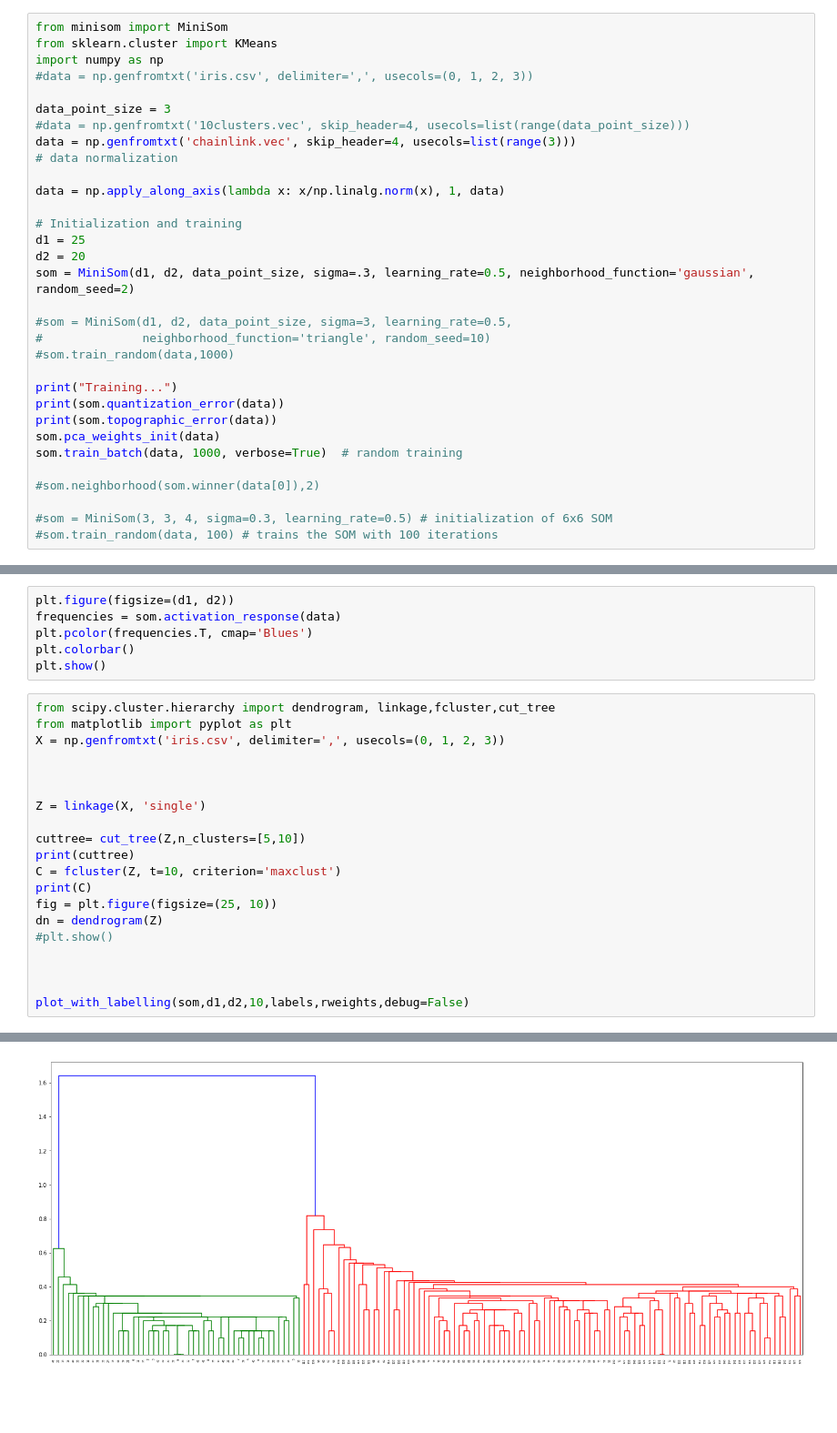
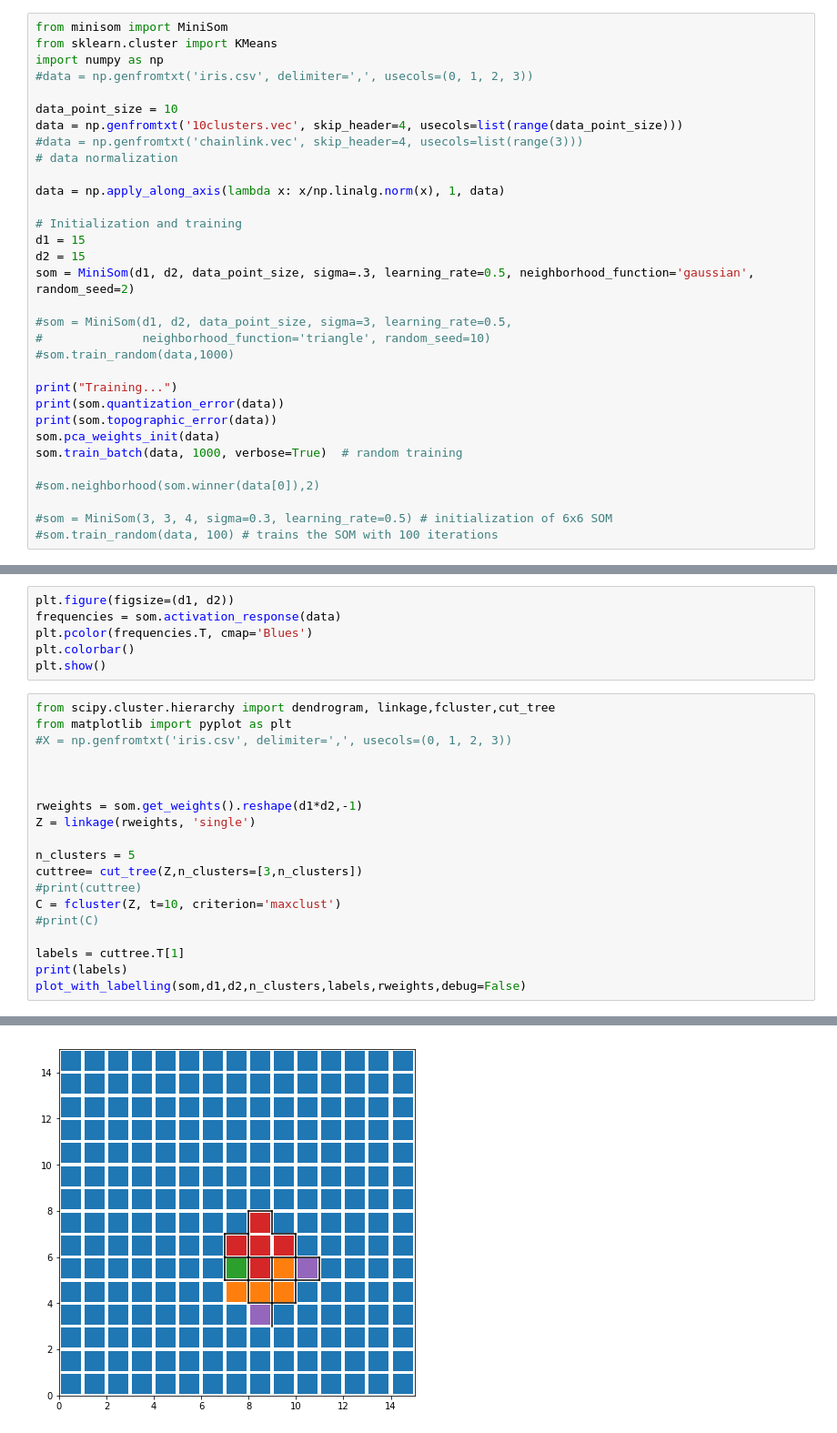
Before and after one commit to mikkelmilo/SOM-Clustering-Visualisations, a Jupyter notebook: milo.ipynb, the cells around one changed output, grey strips where cells are left out. Shown at 91% size. Saved outputs shown, nothing was run; the diff lists cells and outputs as text; blank space fills up the shorter version.

Commit message:
refactoring plotting to support a label coloring mapping

```diff
--- a/milo.ipynb
+++ b/milo.ipynb
@@ -4,16 +4,16 @@ from sklearn.cluster import KMeans
 import numpy as np
 #data = np.genfromtxt('iris.csv', delimiter=',', usecols=(0, 1, 2, 3))
 
-data_point_size = 3
-#data = np.genfromtxt('10clusters.vec', skip_header=4, usecols=list(range(data_point_size)))
-data = np.genfromtxt('chainlink.vec', skip_header=4, usecols=list(range(3)))
+data_point_size = 10
+data = np.genfromtxt('10clusters.vec', skip_header=4, usecols=list(range(data_point_size)))
+#data = np.genfromtxt('chainlink.vec', skip_header=4, usecols=list(range(3)))
 # data normalization
 
 data = np.apply_along_axis(lambda x: x/np.linalg.norm(x), 1, data)
 
 # Initialization and training
-d1 = 25
-d2 = 20
+d1 = 15
+d2 = 15
 som = MiniSom(d1, d2, data_point_size, sigma=.3, learning_rate=0.5, neighborhood_function='gaussian', random_seed=2)
 
 #som = MiniSom(d1, d2, data_point_size, sigma=3, learning_rate=0.5,
@@ -163,21 +163,20 @@ plt.show()
 # %%
 from scipy.cluster.hierarchy import dendrogram, linkage,fcluster,cut_tree
 from matplotlib import pyplot as plt
-X = np.genfromtxt('iris.csv', delimiter=',', usecols=(0, 1, 2, 3))
+#X = np.genfromtxt('iris.csv', delimiter=',', usecols=(0, 1, 2, 3))
 
 
 
-Z = linkage(X, 'single')
+rweights = som.get_weights().reshape(d1*d2,-1)
+Z = linkage(rweights, 'single')
 
-cuttree= cut_tree(Z,n_clusters=[5,10])
-print(cuttree)
+n_clusters = 5
+cuttree= cut_tree(Z,n_clusters=[3,n_clusters])
+#print(cuttree)
 C = fcluster(Z, t=10, criterion='maxclust')
-print(C)
-fig = plt.figure(figsize=(25, 10))
-dn = dendrogram(Z)
-#plt.show()
+#print(C)
 
-
-
-plot_with_labelling(som,d1,d2,10,labels,rweights,debug=False)
+labels = cuttree.T[1]
+print(labels)
+plot_with_labelling(som,d1,d2,n_clusters,labels,rweights,debug=False)
 # %% [output]
@@ -201 +190 @@ plot_with_labelling(som,d1,d2,10,labels,rweights,debug=False)
-[figure, old version]
+[figure, new version]
```
Also changed, not shown: parts of 2 cells of this notebook.
